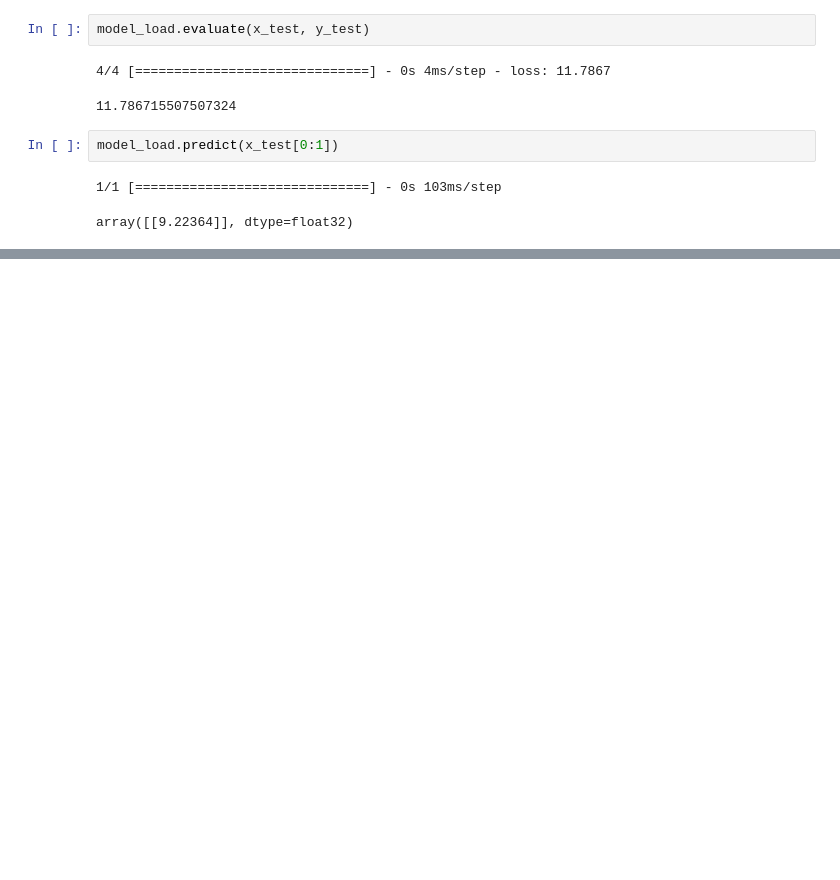
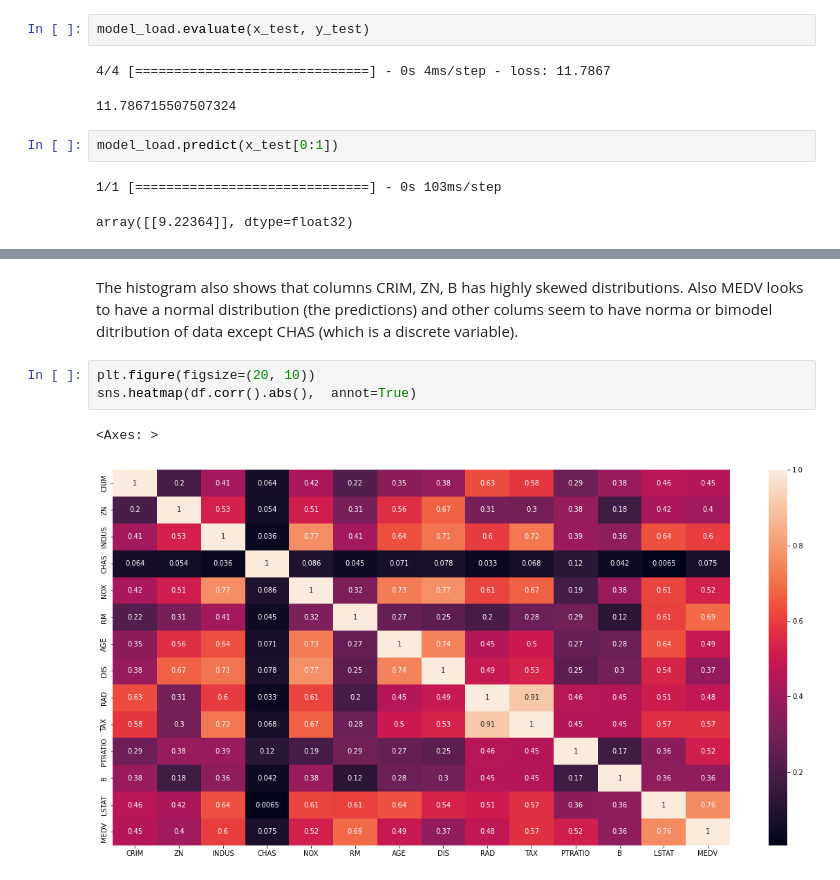
Before and after one commit to makhmudjumanazarov/Boston_housing, a Jupyter notebook: Boston Housing.ipynb, the cells around one changed output, grey strips where cells are left out. Cells and saved outputs as stored; diff of their text form; blank space fills up the shorter version.

```diff
--- a/Boston Housing.ipynb
+++ b/Boston Housing.ipynb
@@ -93,0 +232,8 @@ array([[9.22364]], dtype=float32)
+# %% [markdown]
+The histogram also shows that columns CRIM, ZN, B has highly skewed distributions. Also MEDV looks to have a normal distribution (the predictions) and other colums seem to have norma or bimodel ditribution of data except CHAS (which is a discrete variable).
+# %%
+plt.figure(figsize=(20, 10))
+sns.heatmap(df.corr().abs(),  annot=True)
+# %% [output]
+<Axes: >
+[figure, added]
```
Also changed, not shown: parts of 38 cells of this notebook.
